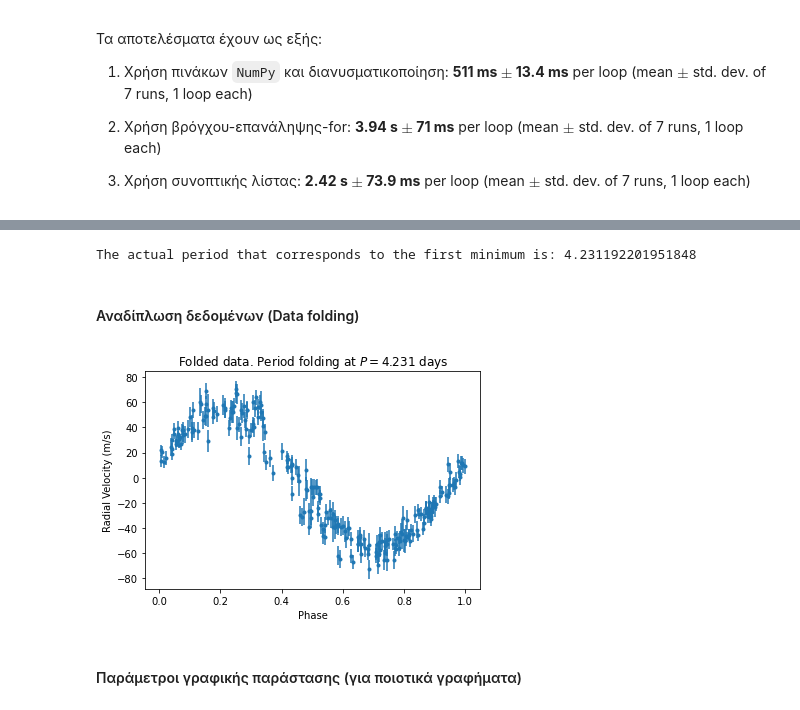
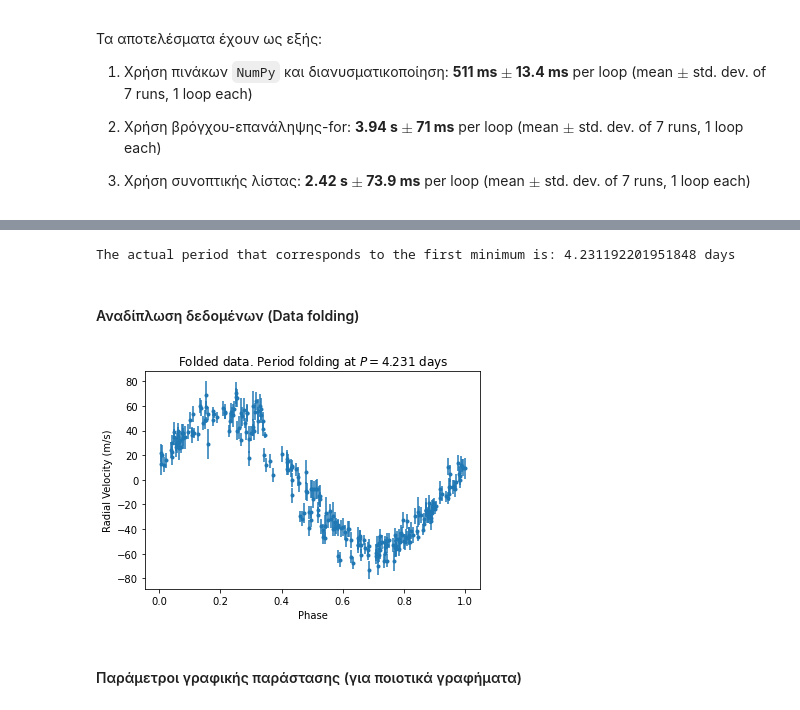
Before and after one commit to schanlar/python-UoC, a Jupyter notebook: 05.Astrophysics_Project/exoplanet_solution.ipynb, the cells around one changed output, grey strips where cells are left out. Cells and saved outputs as stored; diff of their text form; code cells hidden in the pictures.

```diff
--- a/05.Astrophysics_Project/exoplanet_solution.ipynb
+++ b/05.Astrophysics_Project/exoplanet_solution.ipynb
@@ -112,8 +112,8 @@ warnings.filterwarnings('ignore')
 data = np.genfromtxt("data/UID_0113357_RVC_001.tbl")
 
 # Define axes and error
-time = data[:,0]
-rad_velocity = data[:,1]
-yerror = data[:,2]
+bjd_time = data[:,0]
+radial_velocity = data[:,1]
+verr = data[:,2]
 # %%
 # Plot radial velocity vs time
@@ -231,18 +231,16 @@ line_lengths=[] # A list that contains the string length for each period
 periods = [] # A list that contains 10,000 periods
 
 # In logarithmic space: log10(1 day) = 0 and log10(100 days) = 2
-for period in np.logspace(0, 2, num=10_000):
+for test_period in np.logspace(0, 2, num=10_000):
+
+    periods.append(test_period)
 
     # Define the phase
-    phase = (time % period) / period
-    periods.append(period)
+    phase = (bjd_time % test_period) / test_period
 
     # Sort phase and velocity by this phase
     phase_sorted = phase[np.argsort(phase)]
-    velocity_sorted = rad_velocity[np.argsort(phase)]
-
-    # Do the same for the errors
-    errors_sorted = yerror[np.argsort(phase)]
+    velocity_sorted = radial_velocity[np.argsort(phase)]
 
     # line_lengths.append(path_length(phase_sorted, velocity_sorted))
     line_lengths.append(path_length(phase_sorted, velocity_sorted))
@@ -285,32 +292,32 @@ _ = plt.plot(periods, line_lengths)
 
 orbital_period = periods[np.argmin(line_lengths)] / 2.0
 
-print("The actual period that corresponds to the first minimum is:", orbital_period)
+print(f"The actual period that corresponds to the first minimum is: {orbital_period} days")
 # %% [output]
-The actual period that corresponds to the first minimum is: 4.231192201951848
+The actual period that corresponds to the first minimum is: 4.231192201951848 days
 # %% [markdown]
 #### Αναδίπλωση δεδομένων (Data folding)
 # %%
 # Fold data at period ~ 4.23 d
 # Re-evaluate and re-sort the phase and velocity for the period we found above
 
-final_phase = (time % orbital_period) / orbital_period
+final_phase = (bjd_time % orbital_period) / orbital_period
 
 final_phase_sorted = final_phase[np.argsort(final_phase)]
 
-final_velocity_sorted = rad_velocity[np.argsort(final_phase)]
+final_velocity_sorted = radial_velocity[np.argsort(final_phase)]
 
 # Do the same for the errors
-final_errors_sorted = yerror[np.argsort(final_phase)]
+final_errors_sorted = verr[np.argsort(final_phase)]
 # %%
 # Plot radial velocity (with error bars) versus phase
-_ = plt.xlabel("Phase")
-_ = plt.ylabel("Radial Velocity (m/s)")
-_ = plt.title(r"Folded data. Period folding at $P = {}$ days".format(round(orbital_period, 3)))
+plt.xlabel("Phase")
+plt.ylabel("Radial Velocity (m/s)")
+plt.title(r"Folded data. Period folding at $P = {}$ days".format(round(orbital_period, 3)))
 
-_ = plt.errorbar(final_phase_sorted, final_velocity_sorted, yerr = yerror, fmt=".")
+_ = plt.errorbar(final_phase_sorted, final_velocity_sorted, yerr=final_errors_sorted, fmt=".")
 # %% [output]
-[figure, old version]
+[figure, new version]
 # %% [markdown]
 #### Παράμετροι γραφικής παράστασης (για ποιοτικά γραφήματα)
 # %% [markdown]
```
Also changed, not shown: parts of 10 cells of this notebook, 1 other file.
